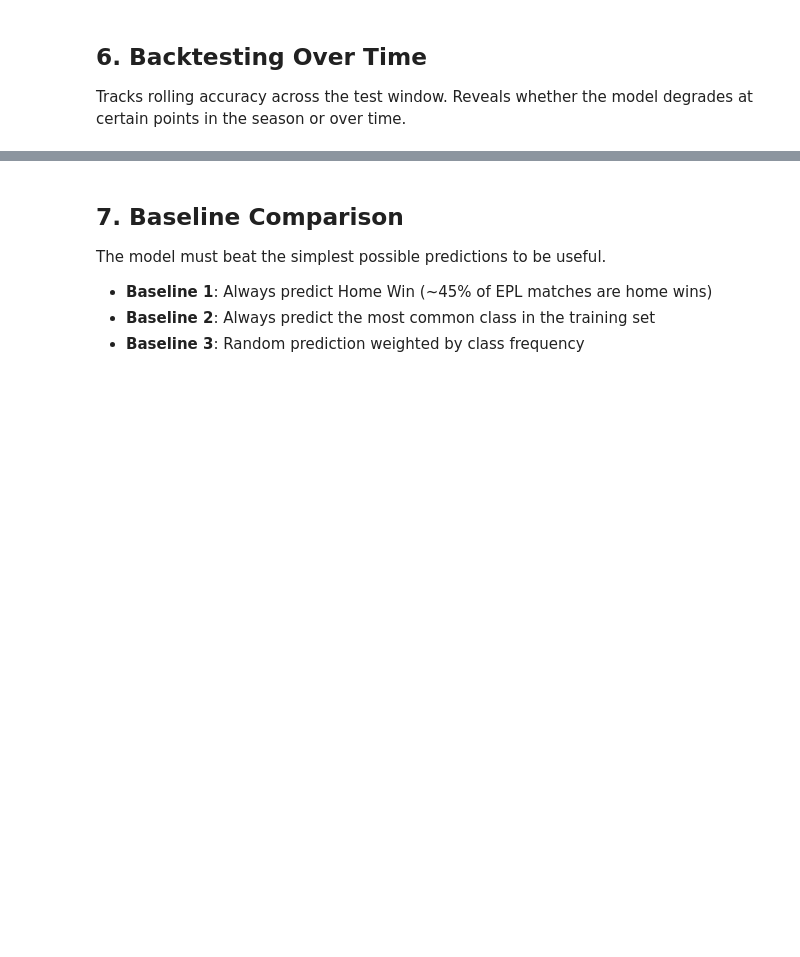
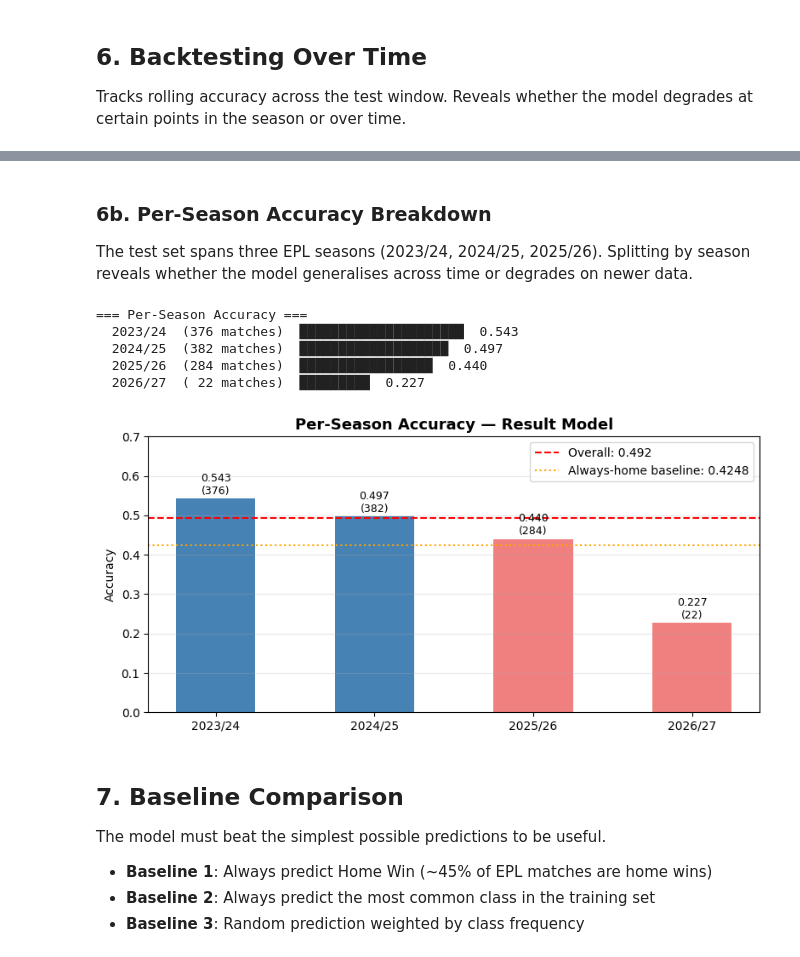
Before and after one commit to Jnyambok/Soca-Scores, a Jupyter notebook: experiments/notebooks/model_evaluation.ipynb, the cells around one changed output, grey strips where cells are left out. Drawn from its saved outputs; the diff is of its cells as text; code cells hidden in the pictures; blank space fills up the shorter version.

```diff
--- a/experiments/notebooks/model_evaluation.ipynb
+++ b/experiments/notebooks/model_evaluation.ipynb
@@ -219,3 +309,54 @@ plt.show()
+# %% [markdown]
+### 6b. Per-Season Accuracy Breakdown
+
+The test set spans three EPL seasons (2023/24, 2024/25, 2025/26).
+Splitting by season reveals whether the model generalises across time or degrades on newer data.
+# %%
+def get_season(date):
+    if date.month >= 8:
+        return f"{date.year}/{str(date.year + 1)[-2:]}"
+    return f"{date.year - 1}/{str(date.year)[-2:]}"
+
+season_df = test[['Date', 'result_encoded']].copy()
+season_df['predicted'] = result_pred
+season_df['correct']   = (season_df['predicted'] == season_df['result_encoded']).astype(int)
+season_df['season']    = season_df['Date'].apply(get_season)
+
+season_stats = season_df.groupby('season').agg(
+    matches=('correct', 'count'),
+    accuracy=('correct', 'mean')
+).reset_index()
+
+print('=== Per-Season Accuracy ===')
+for _, row in season_stats.iterrows():
+    bar = '█' * int(row['accuracy'] * 40)
+    print(f"  {row['season']}  ({row['matches']:3d} matches)  {bar}  {row['accuracy']:.3f}")
+
+fig, ax = plt.subplots(figsize=(8, 4))
+colors = ['steelblue' if acc > 0.45 else 'lightcoral'
+          for acc in season_stats['accuracy']]
+bars = ax.bar(season_stats['season'], season_stats['accuracy'], color=colors, width=0.5)
+ax.axhline(y=season_df['correct'].mean(), color='red', linestyle='--',
+           label=f'Overall: {season_df["correct"].mean():.3f}')
+ax.axhline(y=0.4248, color='orange', linestyle=':', label='Always-home baseline: 0.4248')
+ax.set_ylim(0, 0.7)
+ax.set_ylabel('Accuracy')
+ax.set_title('Per-Season Accuracy — Result Model', fontsize=13, fontweight='bold')
+ax.legend()
+ax.grid(True, alpha=0.3, axis='y')
+for bar, (_, row) in zip(bars, season_stats.iterrows()):
+    ax.text(bar.get_x() + bar.get_width() / 2, bar.get_height() + 0.005,
+            f'{row["accuracy"]:.3f}\n({row["matches"]})', ha='center', va='bottom', fontsize=9)
+plt.tight_layout()
+plt.savefig('per_season_accuracy.png', dpi=150, bbox_inches='tight')
+plt.show()
+# %% [output]
+=== Per-Season Accuracy ===
+  2023/24  (376 matches)  █████████████████████  0.543
+  2024/25  (382 matches)  ███████████████████  0.497
+  2025/26  (284 matches)  █████████████████  0.440
+  2026/27  ( 22 matches)  █████████  0.227
+[figure, added]
 # %% [markdown]
 ## 7. Baseline Comparison
 
```
Also changed, not shown: parts of 19 cells of this notebook, 4 other files.
